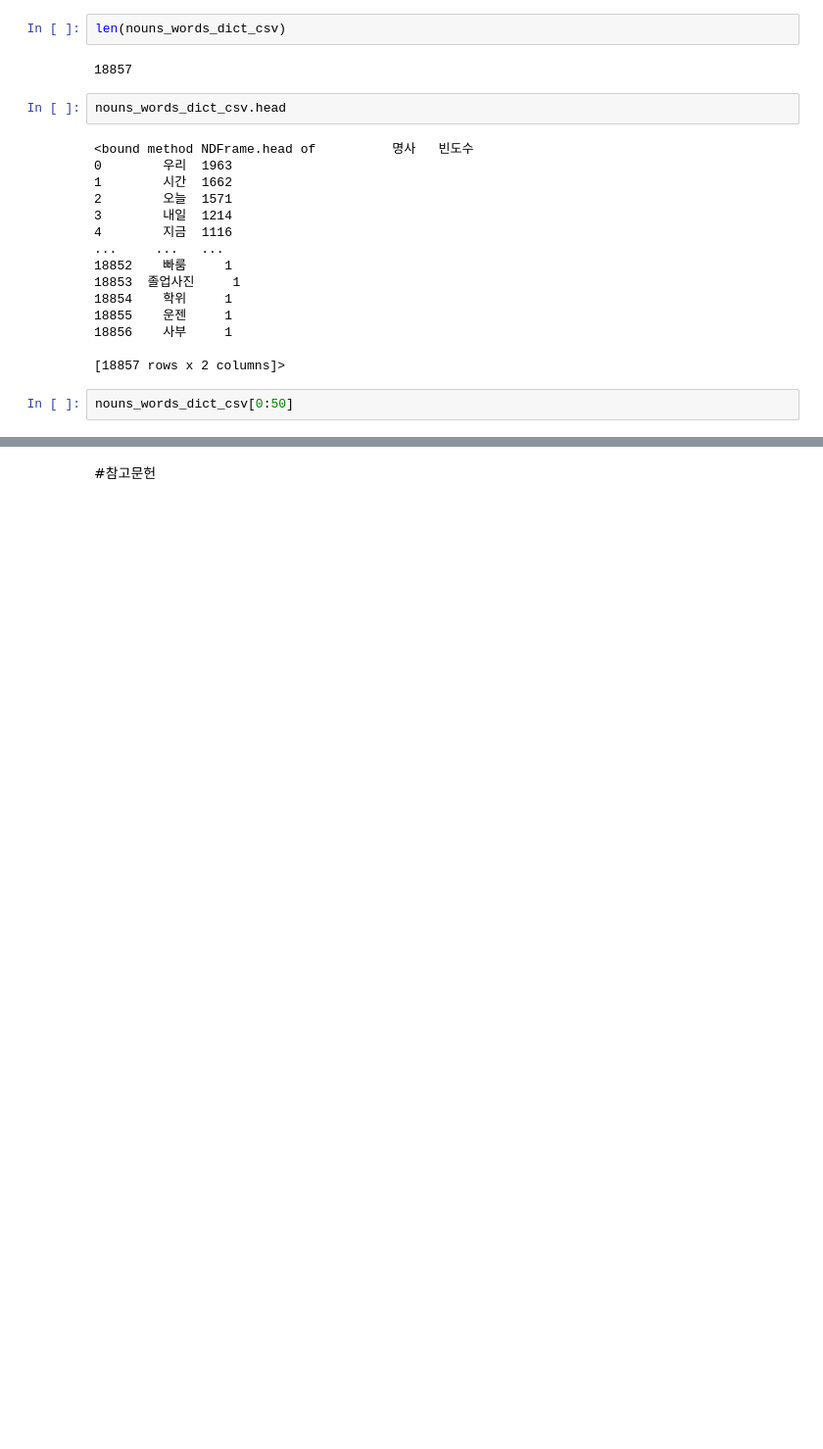
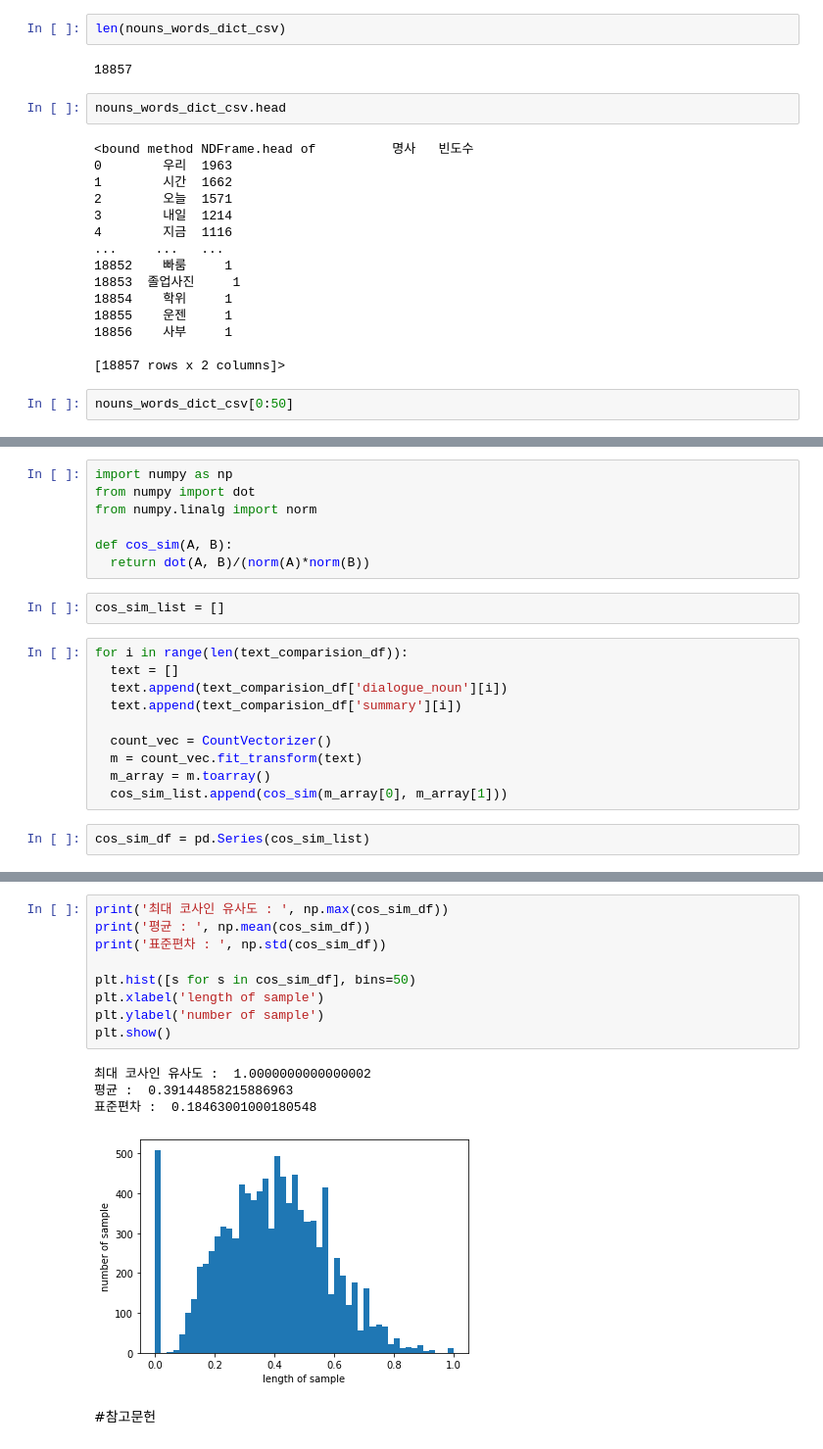
Before and after one commit to Sunggyoon-Oh/Aiffel_Dataton, a Jupyter notebook: [Dataton_Team06]01_Okt.ipynb, the cells around one changed output, grey strips where cells are left out. Shown at 98% size. Saved outputs shown, nothing was run; the diff lists cells and outputs as text; blank space fills up the shorter version.

```diff
--- a/[Dataton_Team06]01_Okt.ipynb
+++ b/[Dataton_Team06]01_Okt.ipynb
@@ -1275,0 +1438,21 @@ nouns_words_dict_csv[0:50]
+# %%
+import numpy as np
+from numpy import dot
+from numpy.linalg import norm
+
+def cos_sim(A, B):
+  return dot(A, B)/(norm(A)*norm(B))
+# %%
+cos_sim_list = []
+# %%
+for i in range(len(text_comparision_df)):
+  text = []
+  text.append(text_comparision_df['dialogue_noun'][i])
+  text.append(text_comparision_df['summary'][i])
+
+  count_vec = CountVectorizer()
+  m = count_vec.fit_transform(text)
+  m_array = m.toarray()
+  cos_sim_list.append(cos_sim(m_array[0], m_array[1]))
+# %%
+cos_sim_df = pd.Series(cos_sim_list)
@@ -1276,3 +1474,17 @@ nouns_words_dict_csv[0:50]
+# %%
+print('최대 코사인 유사도 : ', np.max(cos_sim_df))
+print('평균 : ', np.mean(cos_sim_df))
+print('표준편차 : ', np.std(cos_sim_df))
+
+plt.hist([s for s in cos_sim_df], bins=50)
+plt.xlabel('length of sample')
+plt.ylabel('number of sample')
+plt.show()
+# %% [output]
+최대 코사인 유사도 :  1.0000000000000002
+평균 :  0.39144858215886963
+표준편차 :  0.18463001000180548
+[figure, added]
 # %% [markdown]
 #참고문헌
 # %% [markdown]
```
Also changed, not shown: parts of 49 cells of this notebook.
